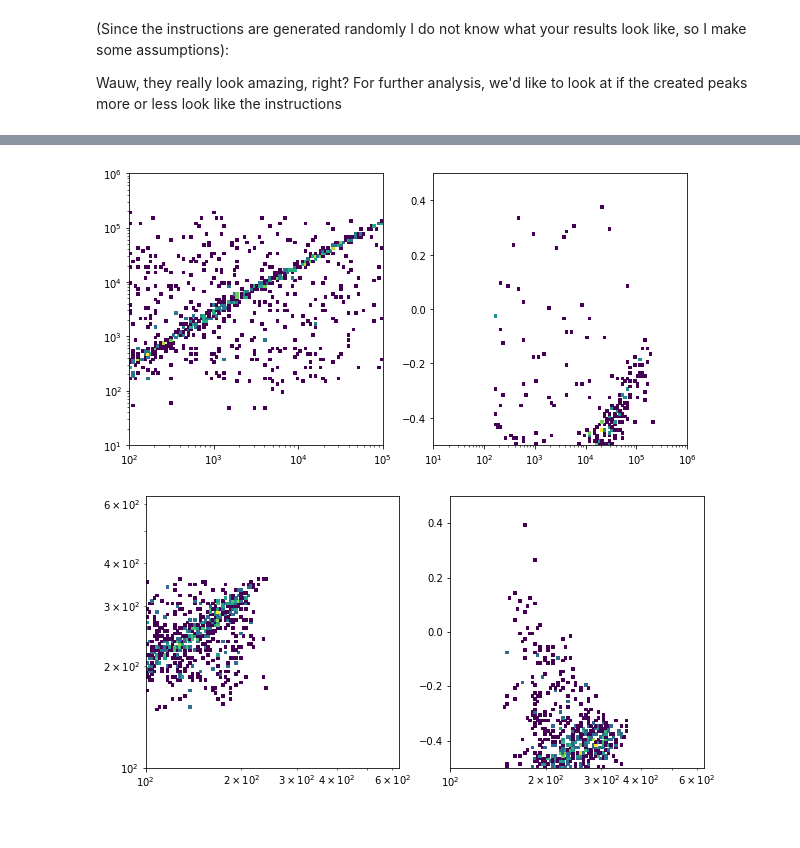
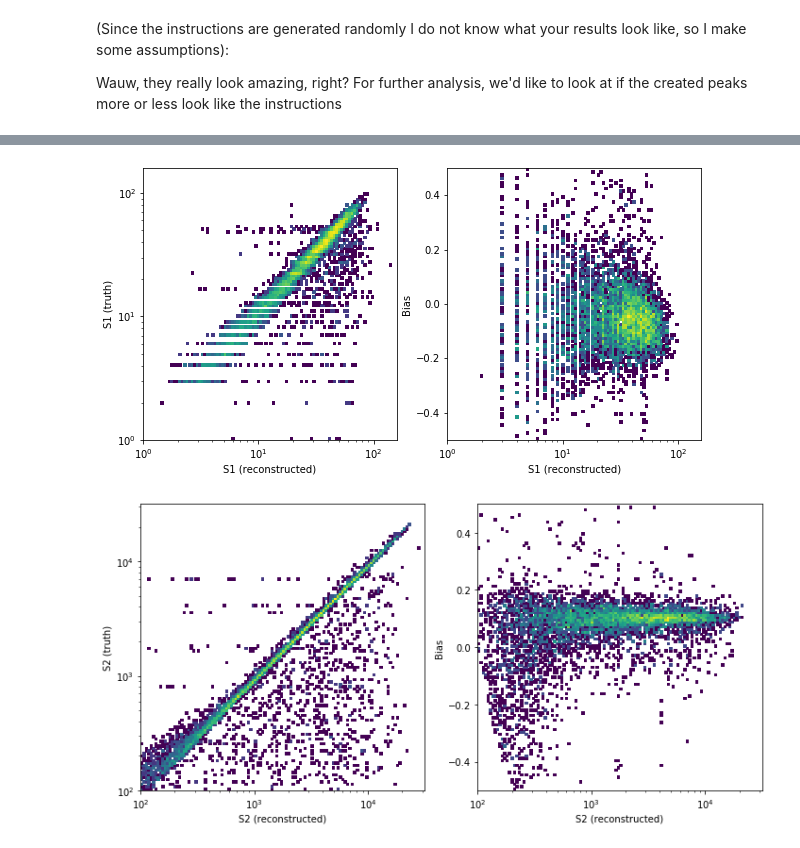
Before and after one commit to XENONnT/WFSim, a Jupyter notebook: notebooks/Fax_Tutorial.ipynb, the cells around one changed output, grey strips where cells are left out. Saved outputs shown, nothing was run; the diff lists cells and outputs as text; code cells hidden in the pictures.

```diff
--- a/notebooks/Fax_Tutorial.ipynb
+++ b/notebooks/Fax_Tutorial.ipynb
@@ -130,45 +130,57 @@ plt.rcParams['figure.figsize'] = (10, 5)
 fig = plt.figure()
 
 ax = fig.add_subplot(121)
-mh = Histdd(data.s2_area, data.n_photon,
-            bins=[np.logspace(2, 5, 101), np.logspace(1, 6, 101)])
+mh = Histdd(data.s1_area, data.n_photon,
+            bins=[np.logspace(0, 2.2, 101), np.logspace(0, 2.2, 101)])
 plt.pcolormesh(mh.bin_edges[0], mh.bin_edges[1], mh.histogram.T, norm=LogNorm())
 plt.xscale('log'); plt.yscale('log')
+plt.xlabel('S1 (reconstructed)')
+plt.ylabel('S1 (truth)')
 
 ax = fig.add_subplot(122)
-mh = Histdd(data.n_photon, (data.s2_area-data.n_photon)/data.n_photon,
-            bins=[np.logspace(1, 6, 101), np.linspace(-0.5, 0.5, 101)])
+mh = Histdd(data.n_photon, (data.s1_area-data.n_photon)/data.n_photon,
+            bins=[np.logspace(0, 2.2, 101), np.linspace(-0.5, 0.5, 101)])
 plt.pcolormesh(mh.bin_edges[0], mh.bin_edges[1], mh.histogram.T, norm=LogNorm())
 plt.xscale('log')
+plt.xlabel('S1 (reconstructed)')
+plt.ylabel('Bias')
 
 plt.show()
 # %% [output]
-[figure, old version]
+[figure, new version]
 # %%
 truth = st.get_df(run_id, 'truth')
 data = st.get_df(run_id, 'event_info')
 
+truth = truth[(truth['type'] == 's2') & (truth['n_photon'] > 0)]
+truth.sort_values(by='t_first_photon', inplace=True)
+timing_grid = truth['t_first_photon']
+
 truth['merge_index'] = np.digitize(truth['t'], timing_grid)
 data['merge_index'] = np.digitize(data['time'], timing_grid)
-
 truth.drop('event_number', axis=1, inplace=True)
-data = data.merge(truth[truth['type']=='s1'], how='outer', left_on='merge_index', right_on='merge_index')
+data = data.merge(truth, how='outer', left_on='merge_index', right_on='merge_index')
 # %%
 plt.rcParams['figure.figsize'] = (10, 5)
 fig = plt.figure()
 
 ax = fig.add_subplot(121)
-mh = Histdd(data.s1_area, data.n_photon,
-            bins=[np.logspace(2, 2.8, 101), np.logspace(2, 2.8, 101)])
+mh = Histdd(data.s2_area, data.n_photon,
+            bins=[np.logspace(2, 4.5, 121), np.logspace(2, 4.5, 121)])
 plt.pcolormesh(mh.bin_edges[0], mh.bin_edges[1], mh.histogram.T, norm=LogNorm())
 plt.xscale('log'); plt.yscale('log')
+plt.xlabel('S2 (reconstructed)')
+plt.ylabel('S2 (truth)')
 
 ax = fig.add_subplot(122)
-mh = Histdd(data.n_photon, (data.s1_area-data.n_photon)/data.n_photon,
-            bins=[np.logspace(2, 2.8, 101), np.linspace(-0.5, 0.5, 101)])
+mh = Histdd(data.n_photon, (data.s2_area-data.n_photon)/data.n_photon,
+            bins=[np.logspace(2, 4.5, 121), np.linspace(-0.5, 0.5, 121)])
 plt.pcolormesh(mh.bin_edges[0], mh.bin_edges[1], mh.histogram.T, norm=LogNorm())
 plt.xscale('log')
+plt.xlabel('S2 (reconstructed)')
+plt.ylabel('Bias')
 
+plt.tight_layout()
 plt.show()
 # %% [output]
-[figure, old version]
+[figure, new version]
```
Also changed, not shown: parts of 7 cells of this notebook.
